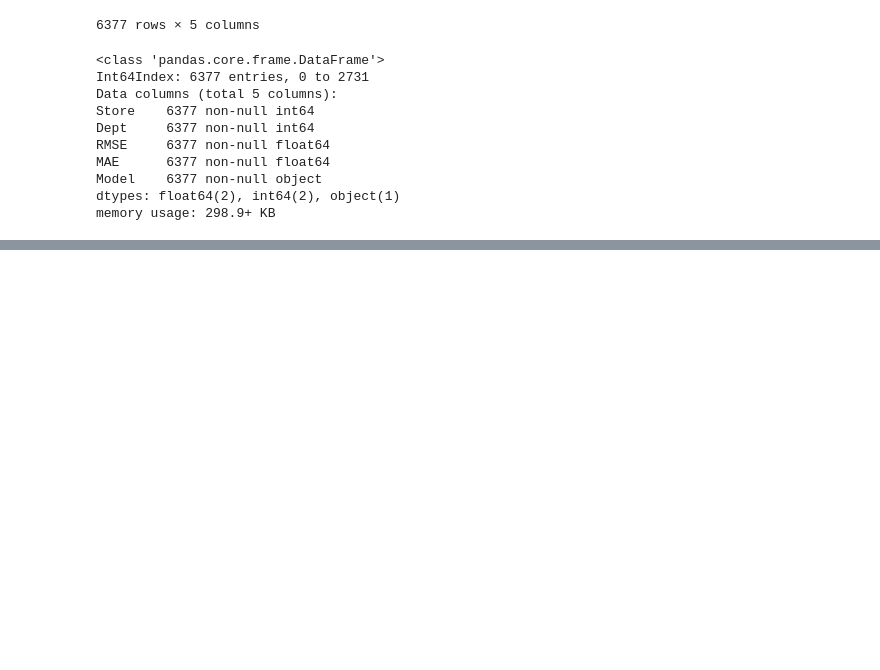
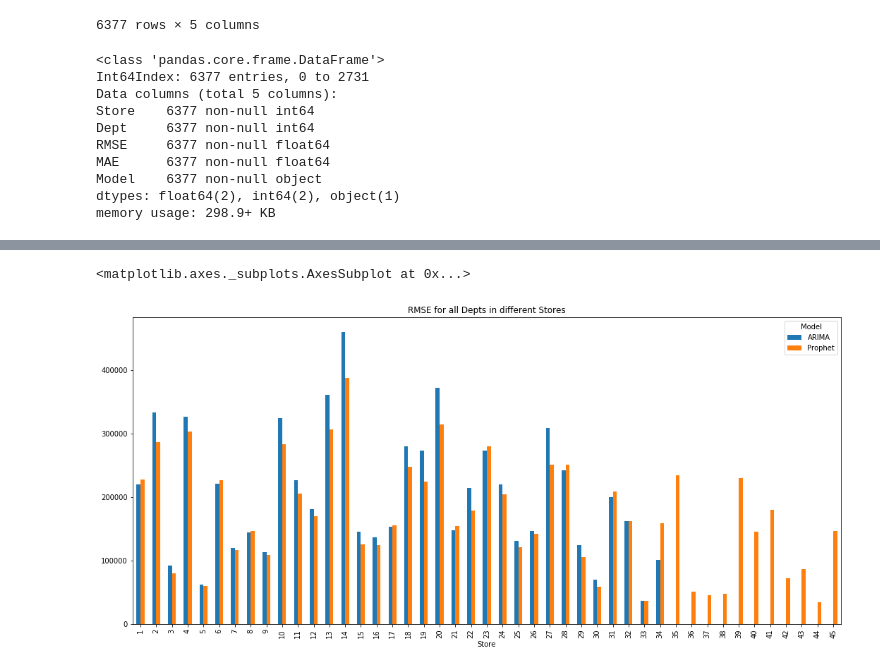
Before and after one commit to csumithra/capstone_proj, a Jupyter notebook: FcstSales_fbprophet_ARIMA_AllLocDepts_Final.ipynb, the cells around one changed output, grey strips where cells are left out. Drawn from its saved outputs; the diff is of its cells as text; code cells hidden in the pictures; blank space fills up the shorter version.

```diff
--- a/FcstSales_fbprophet_ARIMA_AllLocDepts_Final.ipynb
+++ b/FcstSales_fbprophet_ARIMA_AllLocDepts_Final.ipynb
@@ -794,0 +701,7 @@ def forecast_sales_arima(df, store_locations, departments):
+# %%
+RMSE_df = Results_RMSE.pivot_table(index=['Store'], columns='Model', values='RMSE')
+# %%
+RMSE_df.plot(kind='bar',figsize=(18,8),title='RMSE for all Depts in different Stores')
+# %% [output]
+<matplotlib.axes._subplots.AxesSubplot at 0x...>
+[figure, added]
```
Also changed, not shown: parts of 17 cells of this notebook.
